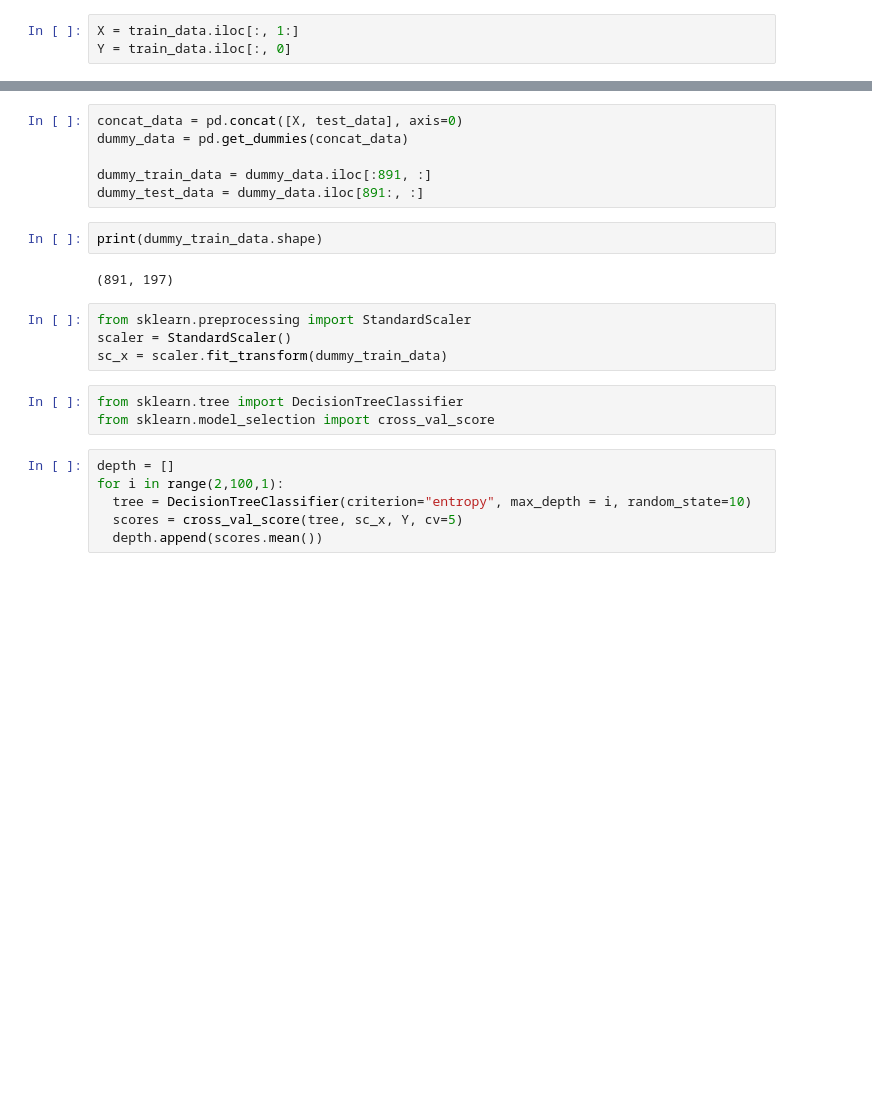
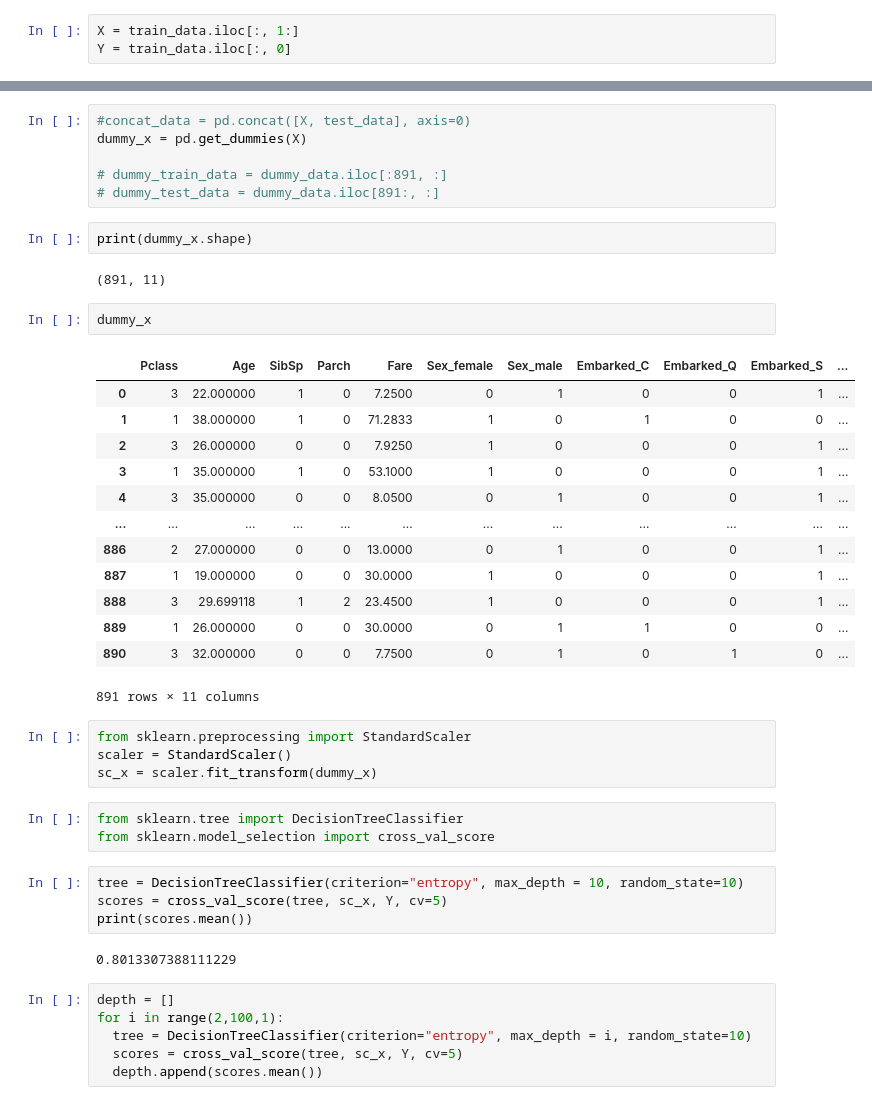
Before and after one commit to ThousandAI/pycs4001, a Jupyter notebook: class09/kaggle_Titanic.ipynb, the cells around one changed output, grey strips where cells are left out. Cells and saved outputs as stored; diff of their text form; blank space fills up the shorter version.

```diff
--- a/class09/kaggle_Titanic.ipynb
+++ b/class09/kaggle_Titanic.ipynb
@@ -57,20 +73,42 @@ test data shape: (418, 8)
 # %%
-concat_data = pd.concat([X, test_data], axis=0)
-dummy_data = pd.get_dummies(concat_data)
+#concat_data = pd.concat([X, test_data], axis=0)
+dummy_x = pd.get_dummies(X)
 
-dummy_train_data = dummy_data.iloc[:891, :]
-dummy_test_data = dummy_data.iloc[891:, :]
+# dummy_train_data = dummy_data.iloc[:891, :]
+# dummy_test_data = dummy_data.iloc[891:, :]
 # %%
-print(dummy_train_data.shape)
+print(dummy_x.shape)
 # %% [output]
-(891, 197)
+(891, 11)
+# %%
+dummy_x
+# %% [output]
+|  | Pclass | Age | SibSp | Parch | Fare | Sex_female | Sex_male | Embarked_C | Embarked_Q | Embarked_S | ... |
+| 0 | 3 | 22.000000 | 1 | 0 | 7.2500 | 0 | 1 | 0 | 0 | 1 | ... |
+| 1 | 1 | 38.000000 | 1 | 0 | 71.2833 | 1 | 0 | 1 | 0 | 0 | ... |
+| 2 | 3 | 26.000000 | 0 | 0 | 7.9250 | 1 | 0 | 0 | 0 | 1 | ... |
+| 3 | 1 | 35.000000 | 1 | 0 | 53.1000 | 1 | 0 | 0 | 0 | 1 | ... |
+| 4 | 3 | 35.000000 | 0 | 0 | 8.0500 | 0 | 1 | 0 | 0 | 1 | ... |
+| ... | ... | ... | ... | ... | ... | ... | ... | ... | ... | ... | ... |
+| 886 | 2 | 27.000000 | 0 | 0 | 13.0000 | 0 | 1 | 0 | 0 | 1 | ... |
+| 887 | 1 | 19.000000 | 0 | 0 | 30.0000 | 1 | 0 | 0 | 0 | 1 | ... |
+| 888 | 3 | 29.699118 | 1 | 2 | 23.4500 | 1 | 0 | 0 | 0 | 1 | ... |
+| 889 | 1 | 26.000000 | 0 | 0 | 30.0000 | 0 | 1 | 1 | 0 | 0 | ... |
+| 890 | 3 | 32.000000 | 0 | 0 | 7.7500 | 0 | 1 | 0 | 1 | 0 | ... |
+891 rows × 11 columns
 # %%
 from sklearn.preprocessing import StandardScaler
 scaler = StandardScaler()
-sc_x = scaler.fit_transform(dummy_train_data)
+sc_x = scaler.fit_transform(dummy_x)
 # %%
 from sklearn.tree import DecisionTreeClassifier
 from sklearn.model_selection import cross_val_score
+# %%
+tree = DecisionTreeClassifier(criterion="entropy", max_depth = 10, random_state=10)
+scores = cross_val_score(tree, sc_x, Y, cv=5)
+print(scores.mean())
+# %% [output]
+0.8013307388111229
 # %%
 depth = []
 for i in range(2,100,1):
```
Also changed, not shown: parts of 7 cells of this notebook.
